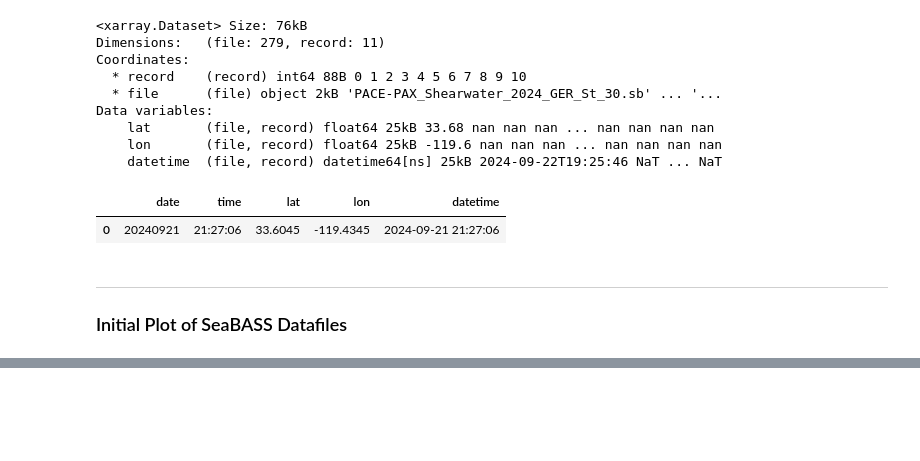
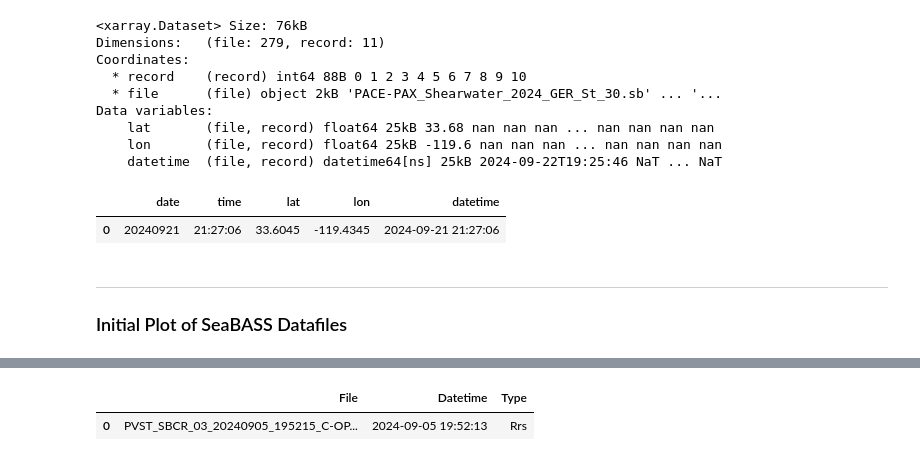
Before and after one commit to weiwilliam/SeaPACE, a Jupyter notebook: Notebooks/Read_SB_files.ipynb, the cells around one changed output, grey strips where cells are left out. Drawn from its saved outputs; the diff is of its cells as text; code cells hidden in the pictures; blank space fills up the shorter version.

```diff
--- a/Notebooks/Read_SB_files.ipynb
+++ b/Notebooks/Read_SB_files.ipynb
@@ -961,0 +1154,5 @@ dashboard
+# %%
+selected_metadata
+# %% [output]
+|  | File | Datetime | Type |
+| 0 | PVST_SBCR_03_20240905_195215_C-OP... | 2024-09-05 19:52:13 | Rrs |
```
Also changed, not shown: parts of 4 cells of this notebook.
